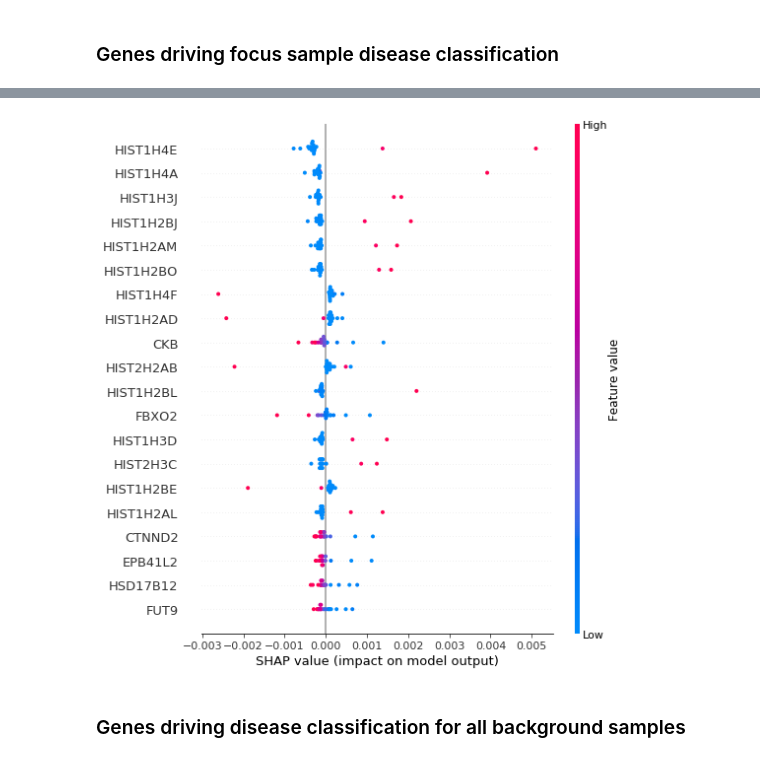
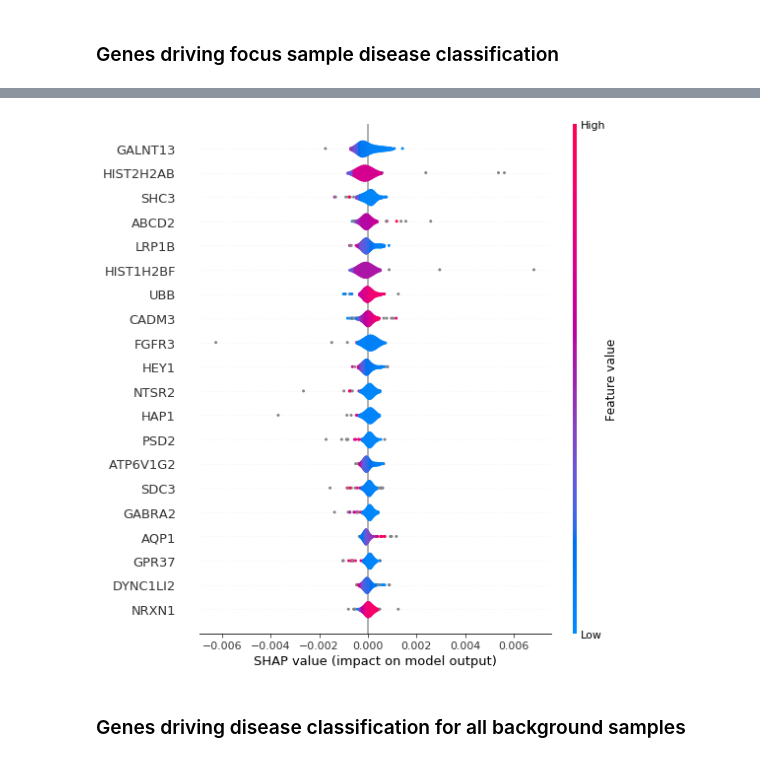
Before and after one commit to rcurrie/pancan-gtex, a Jupyter notebook: infer.ipynb, the cells around one changed output, grey strips where cells are left out. Saved outputs shown, nothing was run; the diff lists cells and outputs as text; code cells hidden in the pictures.

Commit message:
Clean up and document notebooks, run with larger background set, display top 3 predictions

```diff
--- a/infer.ipynb
+++ b/infer.ipynb
@@ -54,7 +68,9 @@ prediction = model.predict(focus_sample_features)[0]
 
 disease_prediction_index = np.argmax(prediction)
 disease_prediction_value = prediction[disease_prediction_index]
-disease_prediction_label = params["disease"][disease_prediction_index]
-display(HTML("<h3>{} ({:.2f})</h3>".format(
-    disease_prediction_label.capitalize(), disease_prediction_value)))
+disease_prediction_label = params["diseases"][disease_prediction_index]
+display(HTML("<h3>Top 3 Disease Predictions (Independant Probabilities)</h3>"))
+for p in sorted(zip(prediction, range(len(prediction))), reverse=True)[0:3]:
+    display(HTML("<h3>{} ({:.2f})</h3>".format(
+        params["diseases"][p[1]].capitalize(), p[0])))
 # %% [output]
@@ -75,7 +98,7 @@ Found 606 glioma training samples
 # %%
 %%time
 np.random.seed(42)
-background = X_background.iloc[np.random.choice(X_background.shape[0], debug(20, 100), replace=False)]
+background = X_background.iloc[np.random.choice(X_background.shape[0], 100, replace=False)]
 print("Randomly selecting {} out of {} {} samples as background to compute an expectatin over".format(
     background.shape[0], X_background.shape[0], disease_prediction_label))
 explainer = shap.DeepExplainer(model, background)
@@ -140,7 +150,9 @@ Wall time: 29min 8s
+# %%
+background_shap_values = np.load("background_shap_values.npy")
 # %%
-shap.summary_plot(background_shap_values[0], background, plot_type='dot')
+shap.summary_plot(background_shap_values[0], background, plot_type="violin")
 # %% [output]
-[figure, old version]
+[figure, new version]
 # %% [markdown]
 ### Genes driving disease classification for all background samples
 # %%
```
Also changed, not shown: parts of 16 cells of this notebook, 3 other files.
